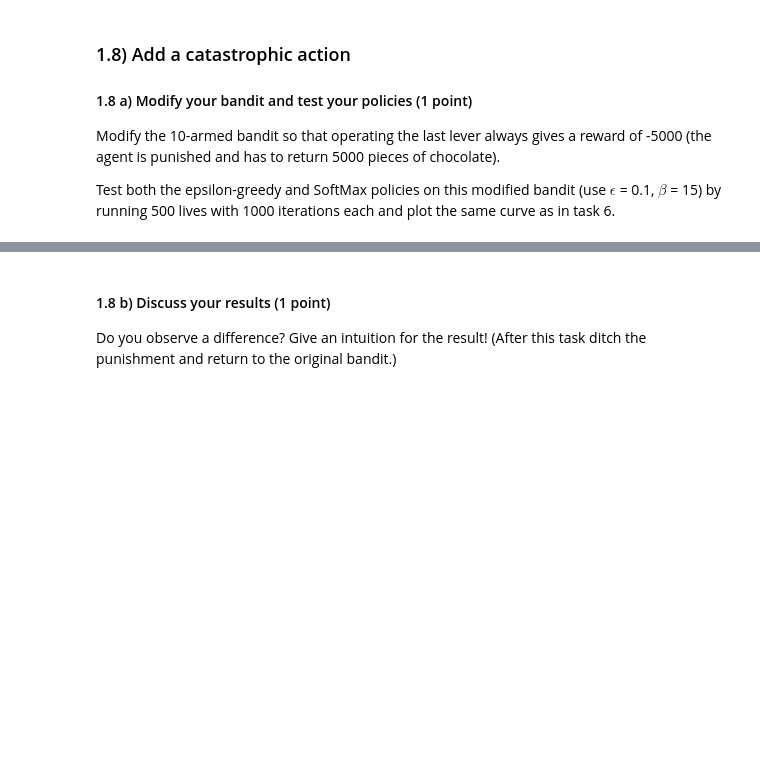
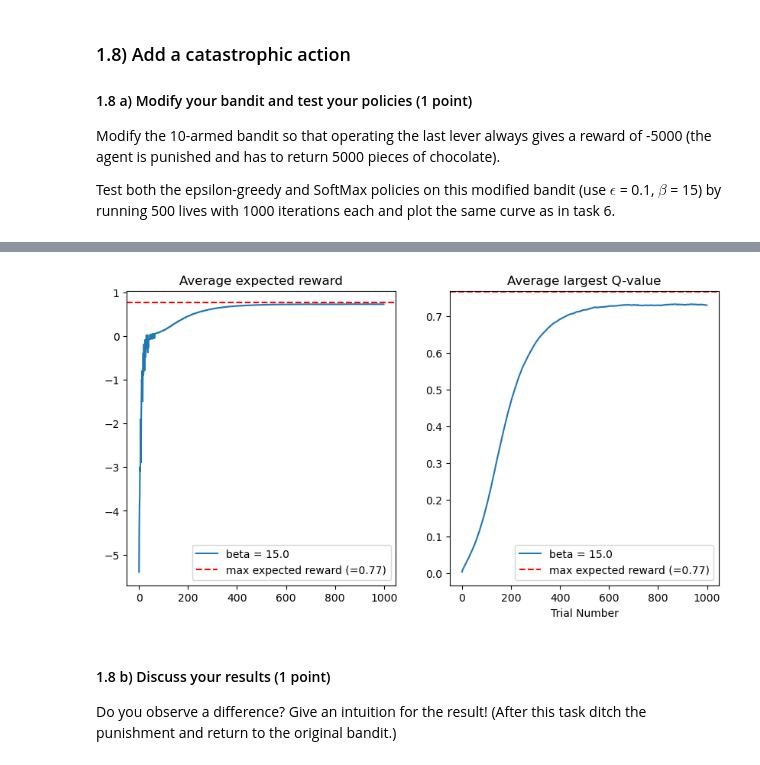
Before and after one commit to lfogarty98/mhbf_pt, a Jupyter notebook: 7-rl-part-I/rl-part-I.ipynb, the cells around one changed output, grey strips where cells are left out. Saved outputs shown, nothing was run; the diff lists cells and outputs as text; code cells hidden in the pictures; blank space fills up the shorter version.

```diff
--- a/7-rl-part-I/rl-part-I.ipynb
+++ b/7-rl-part-I/rl-part-I.ipynb
@@ -326,3 +355,14 @@ raise NotImplementedError()
+# %%
+simulate_strategy(
+    num_iterations=1000,
+    num_lives=500,
+    reward_fn=generate_reward_catastrophic,
+    policy=softmax,
+    param_name='beta',
+    param_vals=[15.]
+)
+# %% [output]
+[figure, added]
 # %% [markdown]
 #### 1.8 b) Discuss your results (1 point)
 
```
Also changed, not shown: parts of 19 cells of this notebook.
